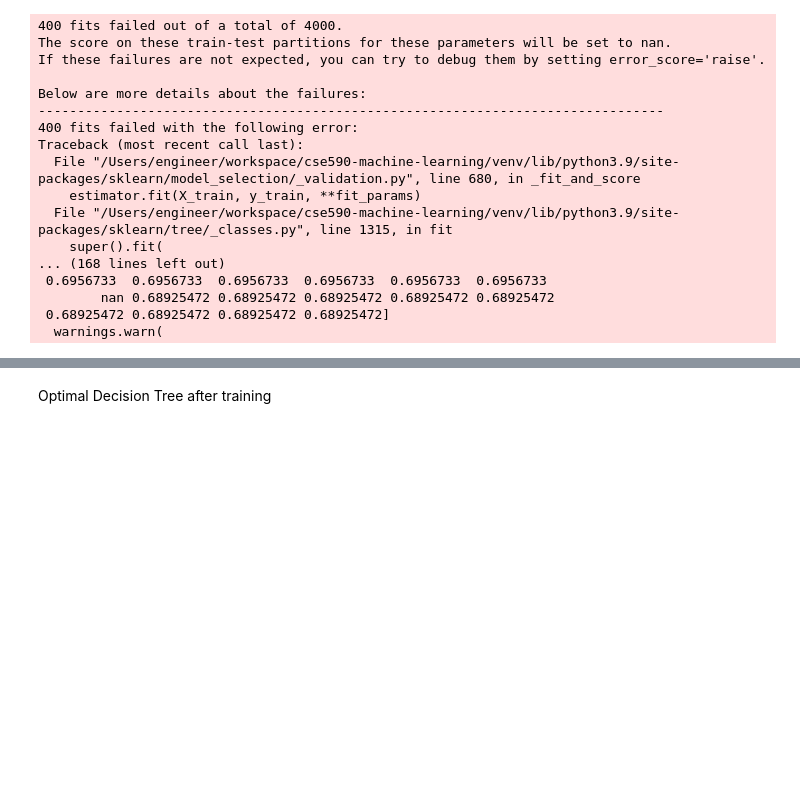
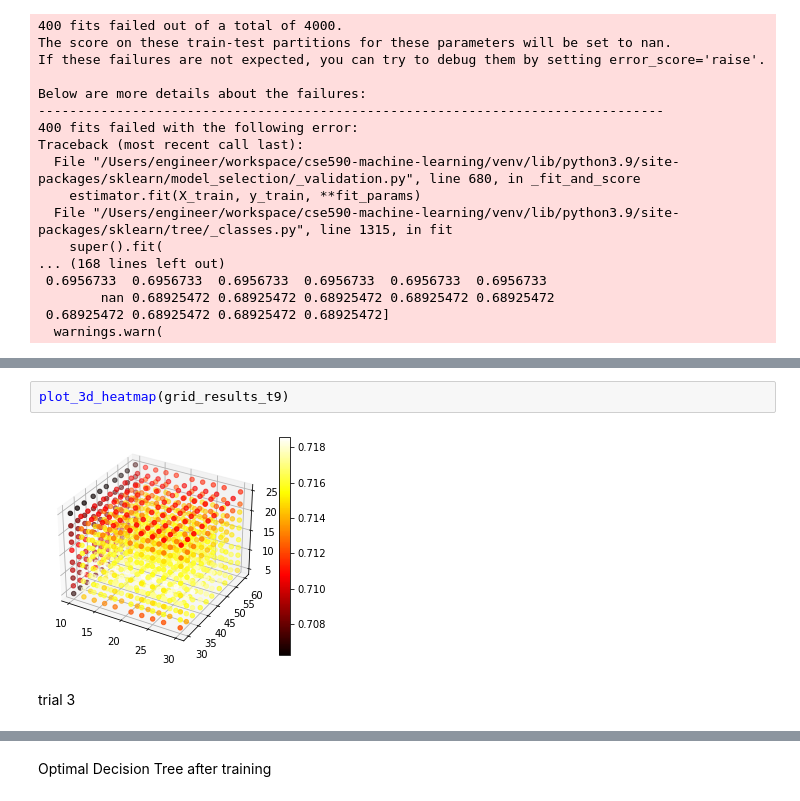
Before and after one commit to jasonmrimer/cse590-machine-learning, a Jupyter notebook: midterm/problem 3 regression.ipynb, the cells around one changed output, grey strips where cells are left out. Cells and saved outputs as stored; diff of their text form; blank space fills up the shorter version.

```diff
--- a/midterm/problem 3 regression.ipynb
+++ b/midterm/problem 3 regression.ipynb
@@ -443,0 +461,6 @@ plot_3d_heatmap(grid_results_t7)
+# %%
+plot_3d_heatmap(grid_results_t9)
+# %% [output]
+[figure, added]
+# %% [markdown]
+trial 3
```
Also changed, not shown: parts of 13 cells of this notebook, 1 other file.
